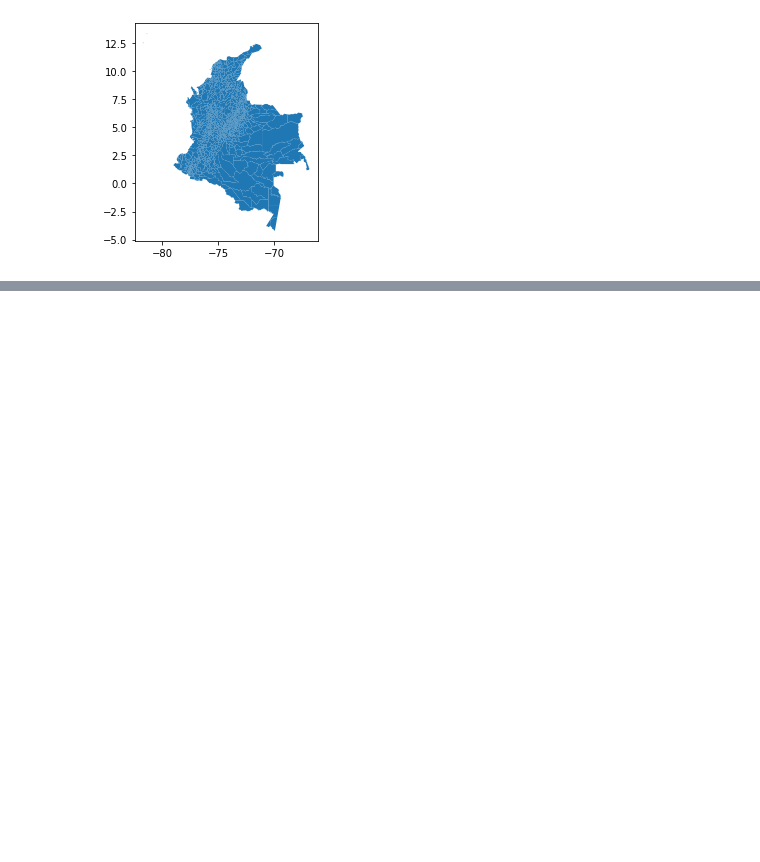
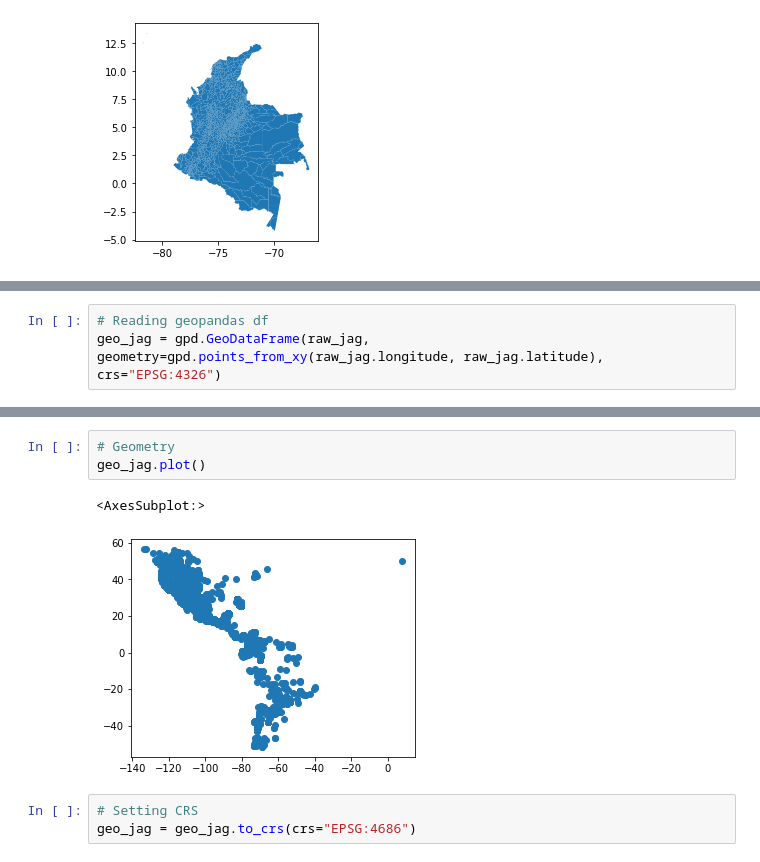
Before and after one commit to rpoandres/SE_Assessment, a Jupyter notebook: Main.ipynb, the cells around one changed output, grey strips where cells are left out. Drawn from its saved outputs; the diff is of its cells as text; blank space fills up the shorter version.

```diff
--- a/Main.ipynb
+++ b/Main.ipynb
@@ -123,0 +147,3 @@ geo_mun.plot()
+# %%
+# Reading geopandas df
+geo_jag = gpd.GeoDataFrame(raw_jag, geometry=gpd.points_from_xy(raw_jag.longitude, raw_jag.latitude), crs="EPSG:4326")
@@ -123,0 +182,9 @@ geo_mun.plot()
+# %%
+# Geometry
+geo_jag.plot()
+# %% [output]
+<AxesSubplot:>
+[figure, added]
+# %%
+# Setting CRS
+geo_jag = geo_jag.to_crs(crs="EPSG:4686")
```
Also changed, not shown: parts of 11 cells of this notebook.
